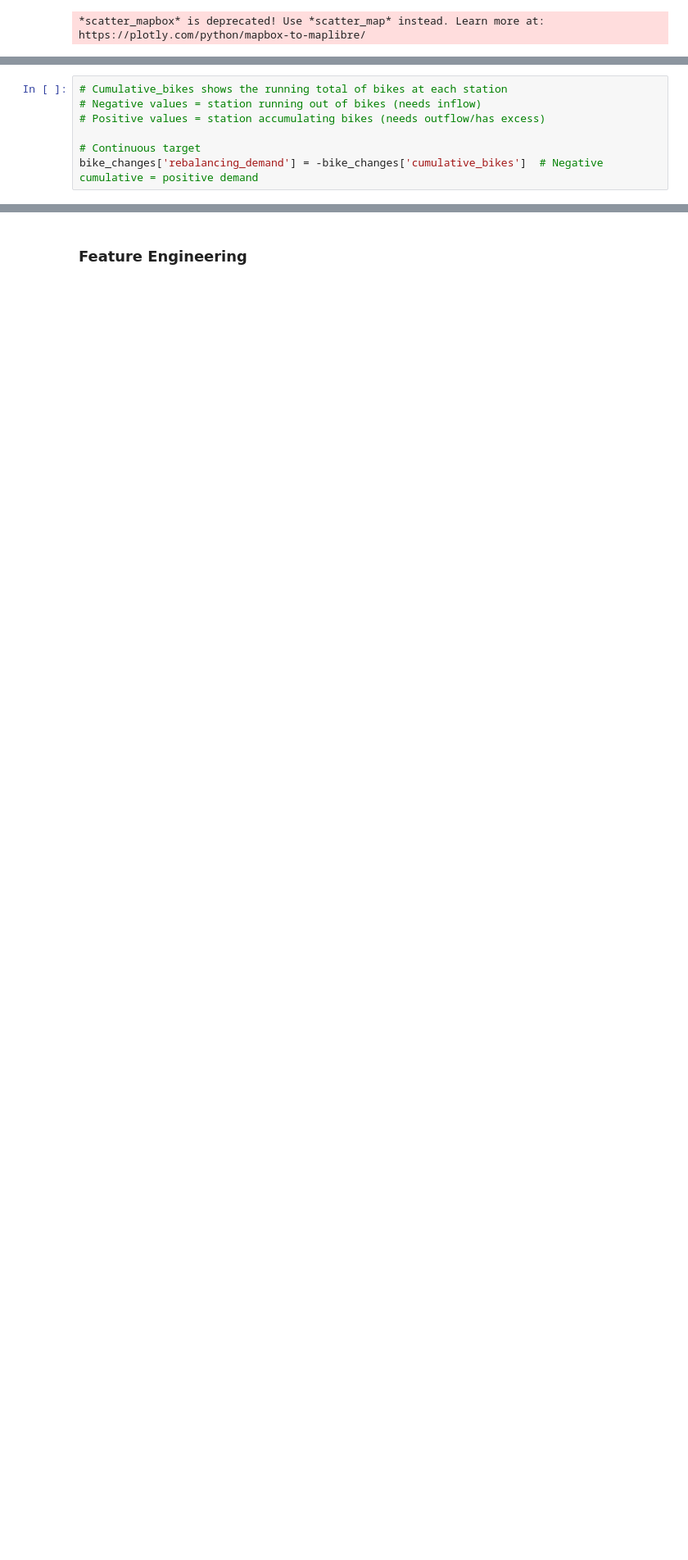
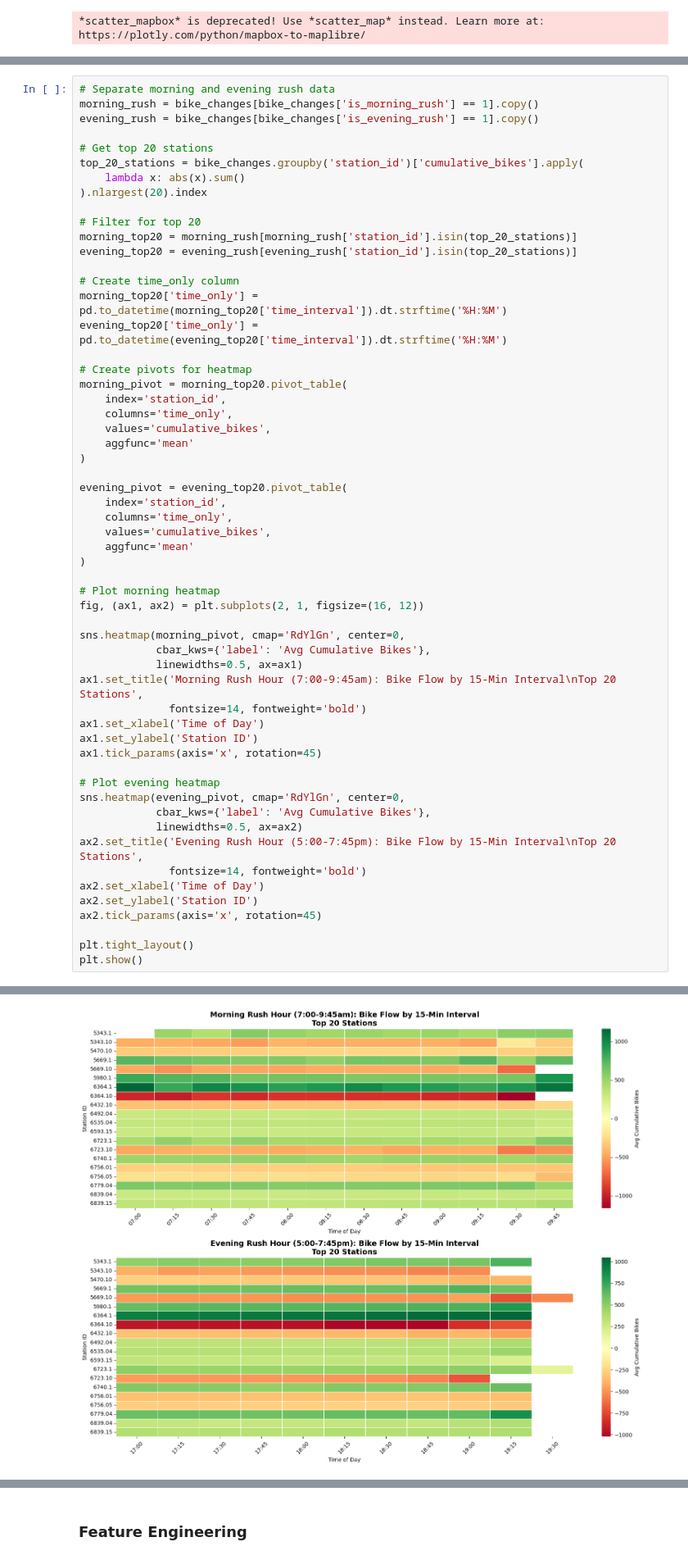
Before and after one commit to michaeltwersky/applied-ml-project, a Jupyter notebook: citibike_demand.ipynb, the cells around one changed output, grey strips where cells are left out. Shown: that part at 82% size. Drawn from its saved outputs; the diff is of its cells as text; blank space fills up the shorter version.

```diff
--- a/citibike_demand.ipynb
+++ b/citibike_demand.ipynb
@@ -827,7 +869,0 @@ memory usage: 17.4+ MB
-# %%
-# Cumulative_bikes shows the running total of bikes at each station
-# Negative values = station running out of bikes (needs inflow)
-# Positive values = station accumulating bikes (needs outflow/has excess)
-
-# Continuous target
-bike_changes['rebalancing_demand'] = -bike_changes['cumulative_bikes']  # Negative cumulative = positive demand
@@ -833,0 +872,58 @@ bike_changes['rebalancing_demand'] = -bike_changes['cumulative_bikes']  # Negati
+# %%
+# Separate morning and evening rush data
+morning_rush = bike_changes[bike_changes['is_morning_rush'] == 1].copy()
+evening_rush = bike_changes[bike_changes['is_evening_rush'] == 1].copy()
+
+# Get top 20 stations
+top_20_stations = bike_changes.groupby('station_id')['cumulative_bikes'].apply(
+    lambda x: abs(x).sum()
+).nlargest(20).index
+
+# Filter for top 20
+morning_top20 = morning_rush[morning_rush['station_id'].isin(top_20_stations)]
+evening_top20 = evening_rush[evening_rush['station_id'].isin(top_20_stations)]
+
+# Create time_only column
+morning_top20['time_only'] = pd.to_datetime(morning_top20['time_interval']).dt.strftime('%H:%M')
+evening_top20['time_only'] = pd.to_datetime(evening_top20['time_interval']).dt.strftime('%H:%M')
+
+# Create pivots for heatmap
+morning_pivot = morning_top20.pivot_table(
+    index='station_id',
+    columns='time_only',
+    values='cumulative_bikes',
+    aggfunc='mean'
+)
+
+evening_pivot = evening_top20.pivot_table(
+    index='station_id',
+    columns='time_only',
+    values='cumulative_bikes',
+    aggfunc='mean'
+)
+
+# Plot morning heatmap
+fig, (ax1, ax2) = plt.subplots(2, 1, figsize=(16, 12))
+
+sns.heatmap(morning_pivot, cmap='RdYlGn', center=0,
+            cbar_kws={'label': 'Avg Cumulative Bikes'},
+            linewidths=0.5, ax=ax1)
+ax1.set_title('Morning Rush Hour (7:00-9:45am): Bike Flow by 15-Min Interval\nTop 20 Stations',
+              fontsize=14, fontweight='bold')
+ax1.set_xlabel('Time of Day')
+ax1.set_ylabel('Station ID')
+ax1.tick_params(axis='x', rotation=45)
+
+# Plot evening heatmap
+sns.heatmap(evening_pivot, cmap='RdYlGn', center=0,
+            cbar_kws={'label': 'Avg Cumulative Bikes'},
+            linewidths=0.5, ax=ax2)
+ax2.set_title('Evening Rush Hour (5:00-7:45pm): Bike Flow by 15-Min Interval\nTop 20 Stations',
+              fontsize=14, fontweight='bold')
+ax2.set_xlabel('Time of Day')
+ax2.set_ylabel('Station ID')
+ax2.tick_params(axis='x', rotation=45)
+
+plt.tight_layout()
+plt.show()
+# %% [output]
@@ -833,0 +941 @@ bike_changes['rebalancing_demand'] = -bike_changes['cumulative_bikes']  # Negati
+[figure, added]
```
Also changed, not shown: parts of 41 cells of this notebook.
